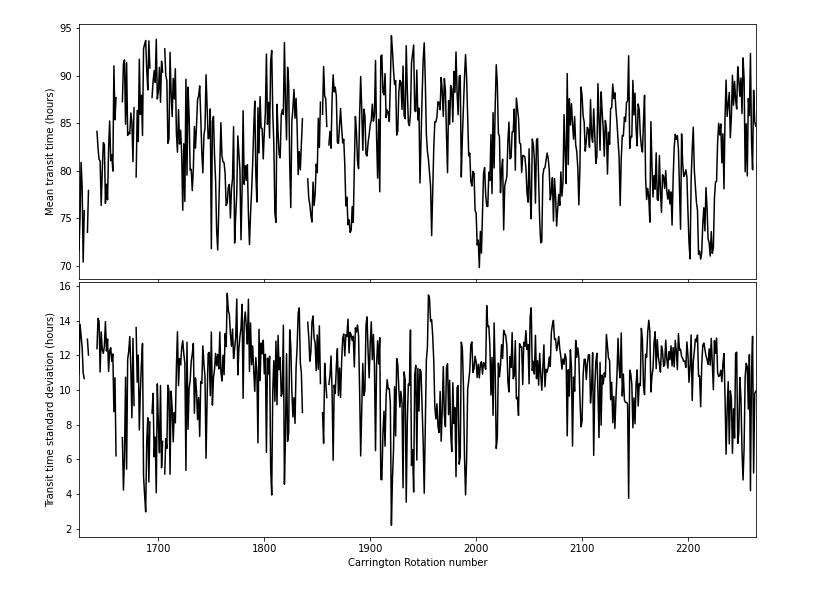
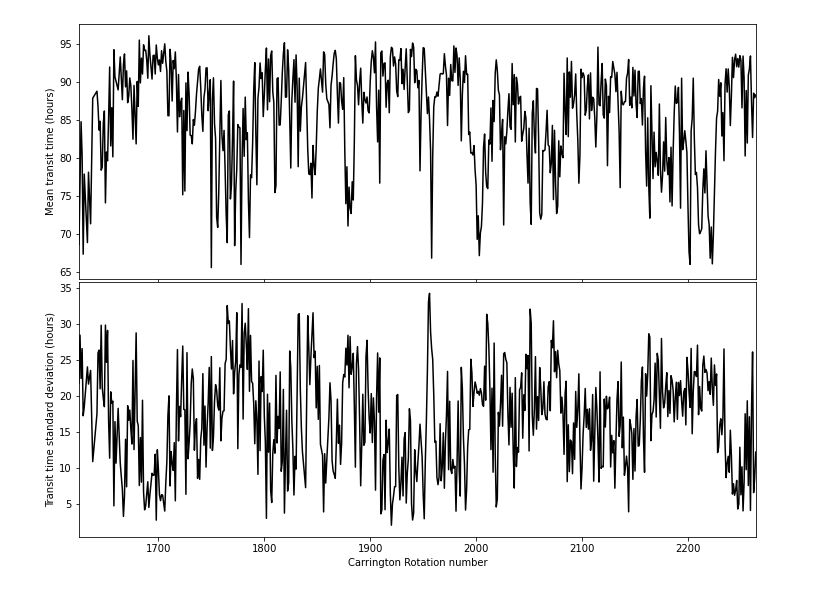
Before and after one commit to LukeBarnard/CME_transit_climatology, a Jupyter notebook: code/transit_time_analysis.ipynb, the cells around one changed output. Cells and saved outputs as stored; diff of their text form; code cells hidden in the pictures.

Commit message:
Updated analysis to include fast cmes and MAS map variability, and distributions as box plots

```diff
--- a/code/transit_time_analysis.ipynb
+++ b/code/transit_time_analysis.ipynb
@@ -133,26 +133,30 @@ data = h5py.File(data_path, 'r')
 cr_keys = data.keys()
 cr_arr = np.arange(1625, 2265, 1)
 transit_avg = np.zeros(len(cr_keys))
-transit_std = np.zeros(len(cr_keys))
+transit_var = np.zeros(len(cr_keys))
 
 for i, (cr_key, cr_data) in enumerate(data.items()):
-
     # Convert transits from days to hours
     transits = 24*cr_data['t_transit'][:]
-    transit_avg[i] = np.nanmean(transits)
-    transit_std[i] = np.nanstd(transits)
+    transit_avg[i] = np.nanmedian(transits)
+    transit_var[i] = st.iqr(transits, nan_policy="omit")
+
+id_good = np.isfinite(transit_var) & np.isfinite(transit_avg)
+cr_arr = cr_arr[id_good]
+transit_avg = transit_avg[id_good]
+transit_var = transit_var[id_good]
 # %%
 fig, ax = plt.subplots(2, 1, figsize=(10,8))
 ax[0].plot(cr_arr, transit_avg, 'k-')
-ax[1].plot(cr_arr, transit_std, 'k-')
+ax[1].plot(cr_arr, transit_var, 'k-')
 ax[1].set_xlabel('Carrington Rotation number')
 ax[0].set_ylabel('Mean transit time (hours)')
 ax[1].set_ylabel('Transit time standard deviation (hours)')
 for a in ax:
     a.set_xlim(cr_arr.min(), cr_arr.max())
 
 ax[0].set_xticklabels([])
 fig.subplots_adjust(left=0.05, bottom=0.1, right=0.99, top=0.99, hspace=0.01)
 fig.savefig('transit_time_time_series.png')
 # %% [output]
-[figure, old version]
+[figure, new version]
```
Also changed, not shown: parts of 9 cells of this notebook, 1 other file.
